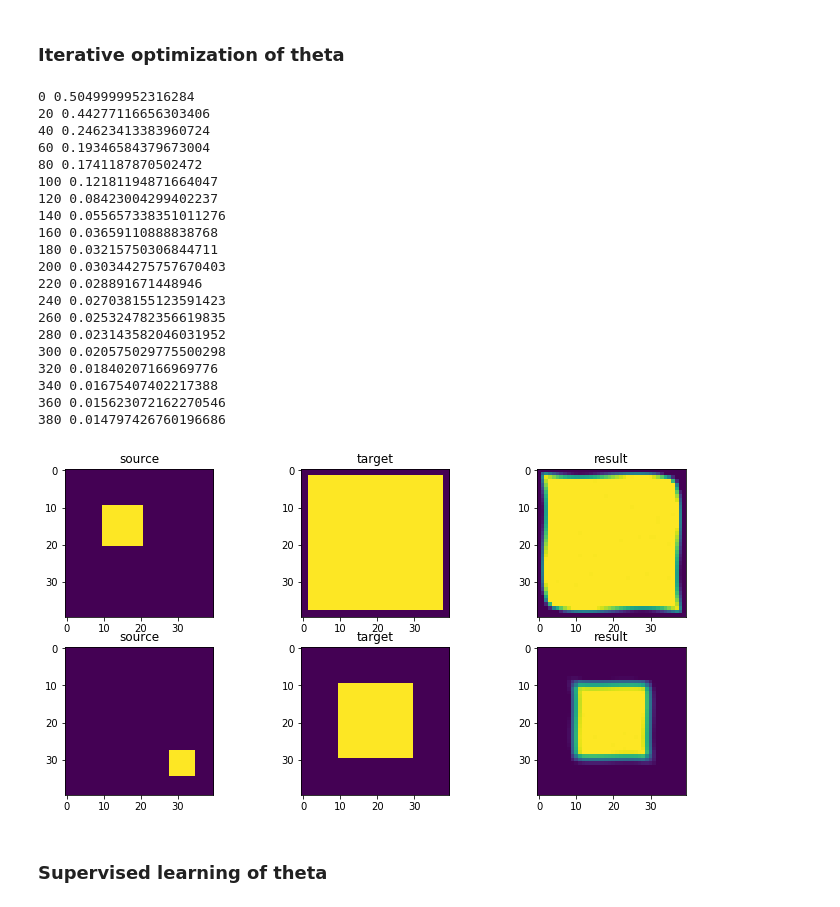
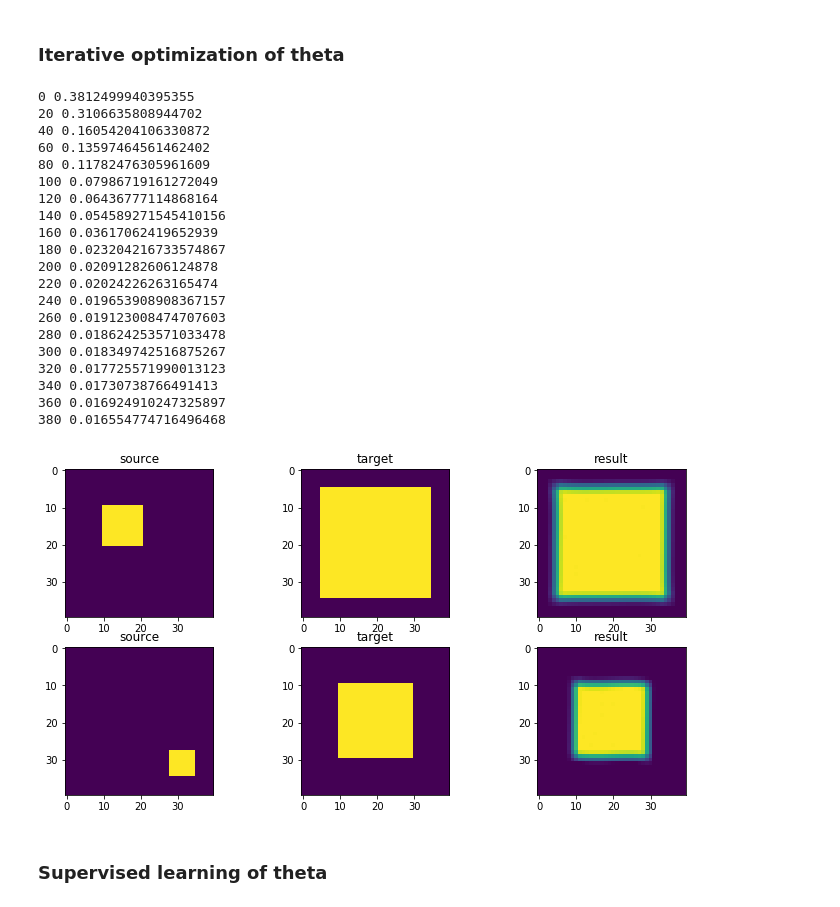
Before and after one commit to cheind/py-thin-plate-spline, a Jupyter notebook: TPS.ipynb, the cells around one changed output. Drawn from its saved outputs; the diff is of its cells as text; code cells hidden in the pictures.

```diff
--- a/TPS.ipynb
+++ b/TPS.ipynb
@@ -39,0 +44,15 @@ ax.clabel(c, inline=1, fontsize=10)
+# %%
+c = np.array([
+    [0., 0, 0.5],
+    [1., 0, 0.0],
+    [1., 1, 0.0],
+    [0, 1, 0.0],
+])
+
+theta = tps.TPS.fit(c, reduced=True)
+grid = tps.uniform_grid((10,10))
+Z = tps.TPS.z(grid.reshape((-1,2)), c, theta).reshape(10, 10)
+
+fig, ax = plt.subplots()
+c = ax.contour(grid[...,0], grid[...,1], Z)
+ax.clabel(c, inline=1, fontsize=10)
@@ -53,7 +75,8 @@ def show_warped(img, warped):
 # %%
 def warp_image_cv(img, c_src, c_dst, dshape=None):
     dshape = dshape or img.shape
-    grid = tps.tps_grid(c_src, c_dst, dshape)
+    theta = tps.tps_theta_from_points(c_src, c_dst, reduced=True)
+    grid = tps.tps_grid(theta, c_dst, dshape)
     mapx, mapy = tps.tps_grid_to_remap(grid, img.shape)
     return cv2.remap(img, mapx, mapy, cv2.INTER_CUBIC)
 # %%
@@ -97,60 +120,60 @@ src[0,..., 10:21, 10:21] = 1
 src[1,..., 28:35, 28:35] = 1
 
 target = torch.zeros_like(src)
-target[0, ..., 2:-2, 2:-2] = 1
+target[0, ..., 5:-5, 5:-5] = 1
 target[1, ..., 10:-10, 10:-10] = 1
 
 c_dst = tps.torch.uniform_grid((2,2)).view(-1, 2)
-theta = torch.zeros(src.shape[0], (c_dst.shape[0]+3), 2, requires_grad=True)
+theta = torch.zeros(src.shape[0], (c_dst.shape[0]+2), 2, requires_grad=True)
 size = src.shape
 opt = optim.Adam([theta], lr=1e-2)
 
 for i in range(400):
     opt.zero_grad()
 
     grid = tps.torch.tps_grid(theta, torch.tensor(c_dst), size)
     warped = F.grid_sample(src, grid)
 
     loss = F.mse_loss(warped, target)
     loss.backward()
     opt.step()
 
     if i % 20 == 0:
         print(i, loss.item())
 
 src_np = to_numpy_image(src).squeeze()
 dst_np = to_numpy_image(target).squeeze()
 final_np = to_numpy_image(warped).squeeze()
 
 fig, axs = plt.subplots(src.shape[0], 3, figsize=(12,6))
 for i in range(src.shape[0]):
     axs[i,0].imshow(src_np[i])
     axs[i,1].imshow(dst_np[i])
     axs[i,2].imshow(final_np[i])
     axs[i,0].set_title('source')
     axs[i,1].set_title('target')
     axs[i,2].set_title('result')
 # %% [output]
-0 0.5049999952316284
-20 0.44277116656303406
-40 0.24623413383960724
-60 0.19346584379673004
-80 0.1741187870502472
-100 0.12181194871664047
-120 0.08423004299402237
-140 0.055657338351011276
-160 0.03659110888838768
-180 0.03215750306844711
-200 0.030344275757670403
-220 0.028891671448946
-240 0.027038155123591423
-260 0.025324782356619835
-280 0.023143582046031952
-300 0.020575029775500298
-320 0.01840207166969776
-340 0.01675407402217388
-360 0.015623072162270546
-380 0.014797426760196686
+0 0.3812499940395355
+20 0.3106635808944702
+40 0.16054204106330872
+60 0.13597464561462402
+80 0.11782476305961609
+100 0.07986719161272049
+120 0.06436777114868164
+140 0.054589271545410156
+160 0.03617062419652939
+180 0.023204216733574867
+200 0.02091282606124878
+220 0.02024226263165474
+240 0.019653908908367157
+260 0.019123008474707603
+280 0.018624253571033478
+300 0.018349742516875267
+320 0.017725571990013123
+340 0.01730738766491413
+360 0.016924910247325897
+380 0.016554774716496468
-[figure, old version]
+[figure, new version]
 # %% [markdown]
 ### Supervised learning of theta
```
Also changed, not shown: parts of 6 cells of this notebook, 3 other files.
